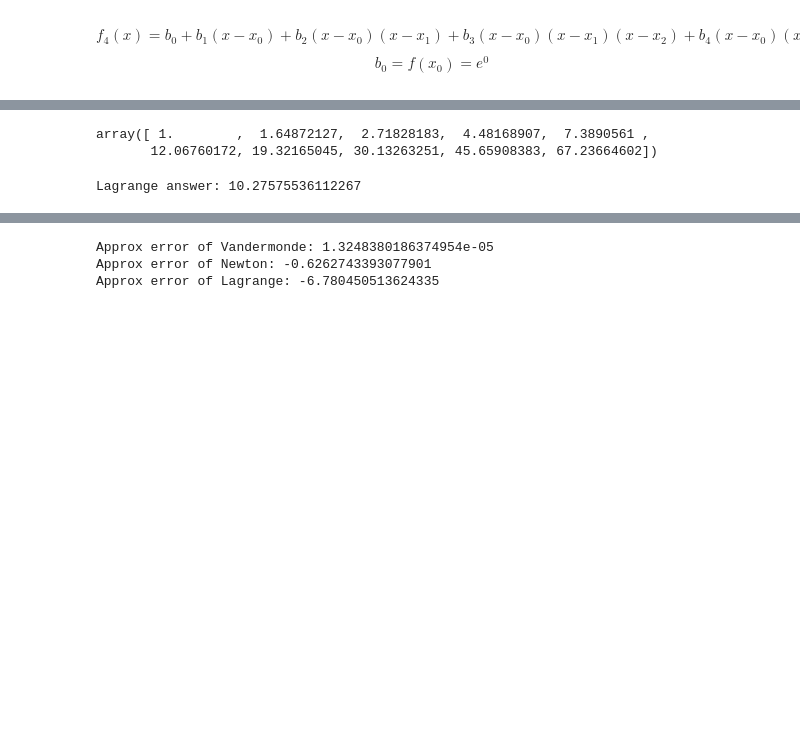
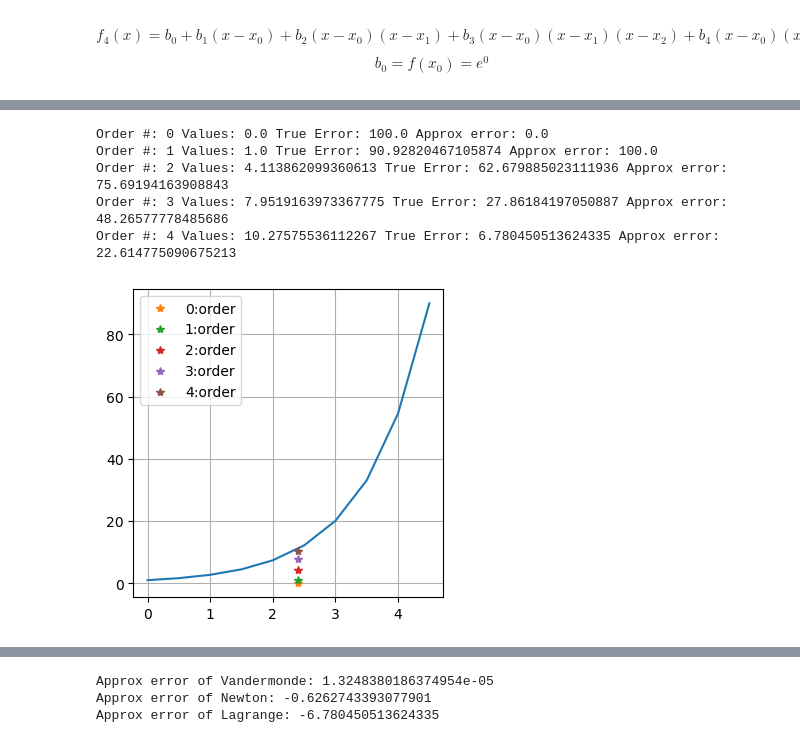
Before and after one commit to Ben-Corner/GOPH619_Labs, a Jupyter notebook: Lab1/619_Lab1.ipynb, the cells around one changed output, grey strips where cells are left out. Saved outputs shown, nothing was run; the diff lists cells and outputs as text; code cells hidden in the pictures; blank space fills up the shorter version.

```diff
--- a/Lab1/619_Lab1.ipynb
+++ b/Lab1/619_Lab1.ipynb
@@ -289,34 +336,51 @@ answer_n
 # %%
-#Loop to get newton values to plot
-R = np.zeros(X_n.shape)
-for i in range(len(X_n)):
-    R[i] = divide_diff(X_n, Y_n, n, X_n[i], Y_n[0])
+# #Loop to get newton values to plot
+# R = np.zeros(X_n.shape)
+# for i in range(len(X_n)):
+#     R[i] = divide_diff(X_n, Y_n, n, X_n[i], Y_n[0])
-# %% [output]
-array([ 1.        ,  1.64872127,  2.71828183,  4.48168907,  7.3890561 ,
-       12.06760172, 19.32165045, 30.13263251, 45.65908383, 67.23664602])
 # %%
 ########
 #LAgrange polynomial interpolation
 
 dx = 0.5
 X_l = np.arange(0,5,dx)
 Y_l = np.zeros(X_l.shape)
 for k, xk in enumerate(X_l):
     Y_l[k] = exp(xk)
-n = 4
+n = 4+1
 xx = 2.4
 
 def lagrange(x,y,n,xx):
     sum = 0
     for i in range(n):
         product = y[i]
         for j in range(n):
             if i != j:
                 product *= (xx - x[j]) / (x[i] - x[j])
         sum += product
     return sum
 
-answer_l = lagrange(X_l,Y_l,n,xx)
-print("Lagrange answer:", answer_l)
+#Plot and compute
+Answer_L = np.zeros(n)
+et_l = np.zeros(n)
+ea_l = np.zeros(n)
+plt.figure(figsize=(4,4))
+plt.plot(X_a,Y_a)
+for i in range(n):
+    Answer_L[i] = lagrange(X_l,Y_l,i,xx)
+    et_l[i] = ((true - Answer_L[i]) / true) * 100
+    plt.plot(2.4,Answer_L[i], '*', label=f"{i}:order")
+for i in range(n-1):
+        ea_l[i+1] = ((Answer_L[i+1] - Answer_L[i]) / Answer_L[i+1]) * 100
+for i in range(n):
+    print("Order #:", i,"Values:", Answer_L[i], "True Error:", et_l[i], "Approx error:", ea_l[i])
+plt.legend()
+plt.grid()
+plt.show()
 # %% [output]
-Lagrange answer: 10.27575536112267
+Order #: 0 Values: 0.0 True Error: 100.0 Approx error: 0.0
+Order #: 1 Values: 1.0 True Error: 90.92820467105874 Approx error: 100.0
+Order #: 2 Values: 4.113862099360613 True Error: 62.679885023111936 Approx error: 75.69194163908843
+Order #: 3 Values: 7.9519163973367775 True Error: 27.86184197050887 Approx error: 48.26577778485686
+Order #: 4 Values: 10.27575536112267 True Error: 6.780450513624335 Approx error: 22.614775090675213
+[figure, added]
```
Also changed, not shown: parts of 5 cells of this notebook.
